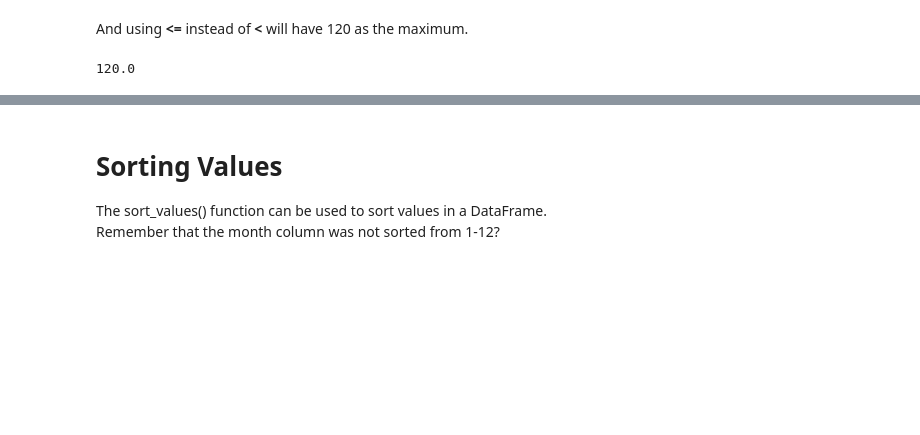
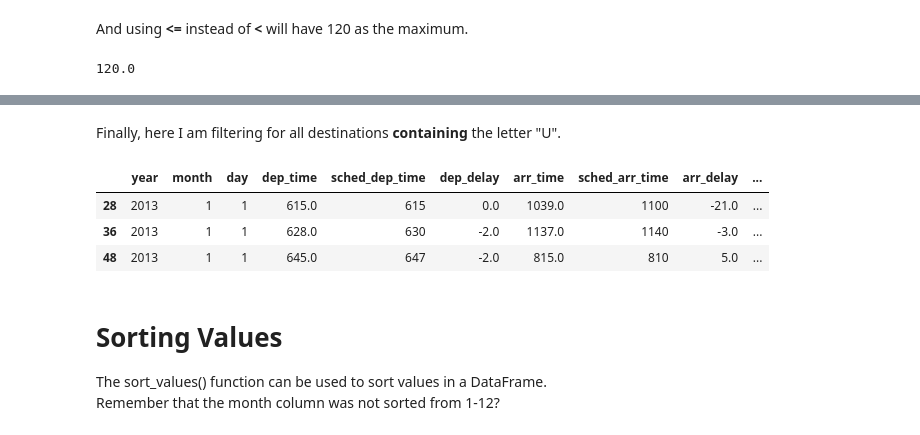
Before and after one commit to niradsp/Python-for-Data-Analysis, a Jupyter notebook: Session_1b.ipynb, the cells around one changed output, grey strips where cells are left out. Cells and saved outputs as stored; diff of their text form; code cells hidden in the pictures; blank space fills up the shorter version.

```diff
--- a/Session_1b.ipynb
+++ b/Session_1b.ipynb
@@ -454,3 +473,12 @@ flights[(flights['dep_delay']<=120) & (flights['arr_delay']<=120)].arr_delay.max
+# %% [markdown]
+Finally, here I am filtering for all destinations <b> containing</b> the letter "U".
+# %%
+flights[flights['dest'].str.contains("U")].head(n=3)
+# %% [output]
+|  | year | month | day | dep_time | sched_dep_time | dep_delay | arr_time | sched_arr_time | arr_delay | ... |
+| 28 | 2013 | 1 | 1 | 615.0 | 615 | 0.0 | 1039.0 | 1100 | -21.0 | ... |
+| 36 | 2013 | 1 | 1 | 628.0 | 630 | -2.0 | 1137.0 | 1140 | -3.0 | ... |
+| 48 | 2013 | 1 | 1 | 645.0 | 647 | -2.0 | 815.0 | 810 | 5.0 | ... |
 # %% [markdown]
 # <a id="sort"> Sorting Values </a>
 The sort_values() function can be used to sort values in a DataFrame.
```
Also changed, not shown: parts of 4 cells of this notebook.
